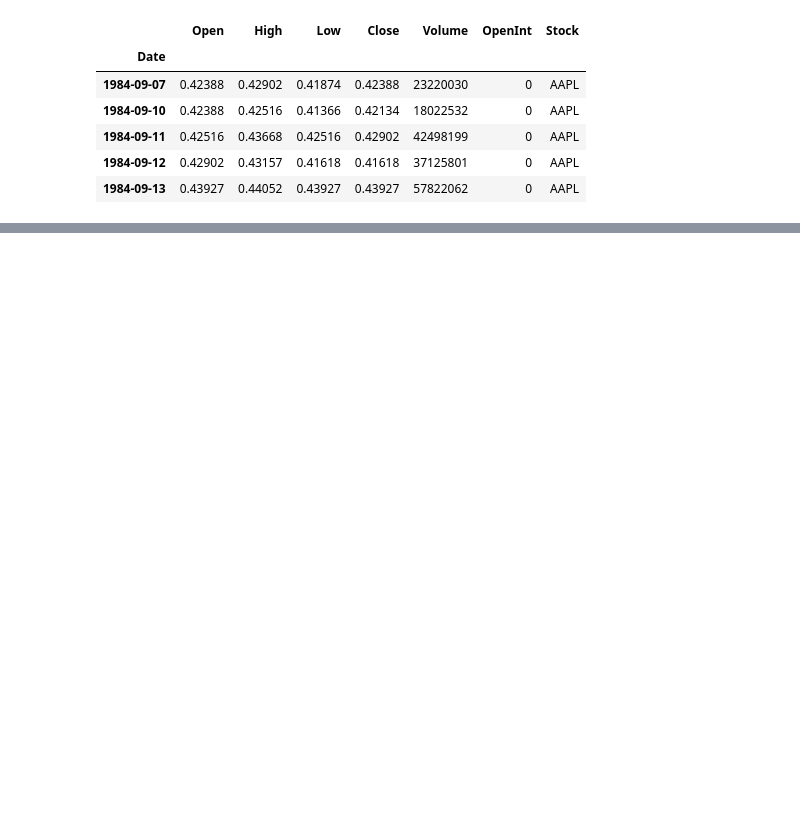
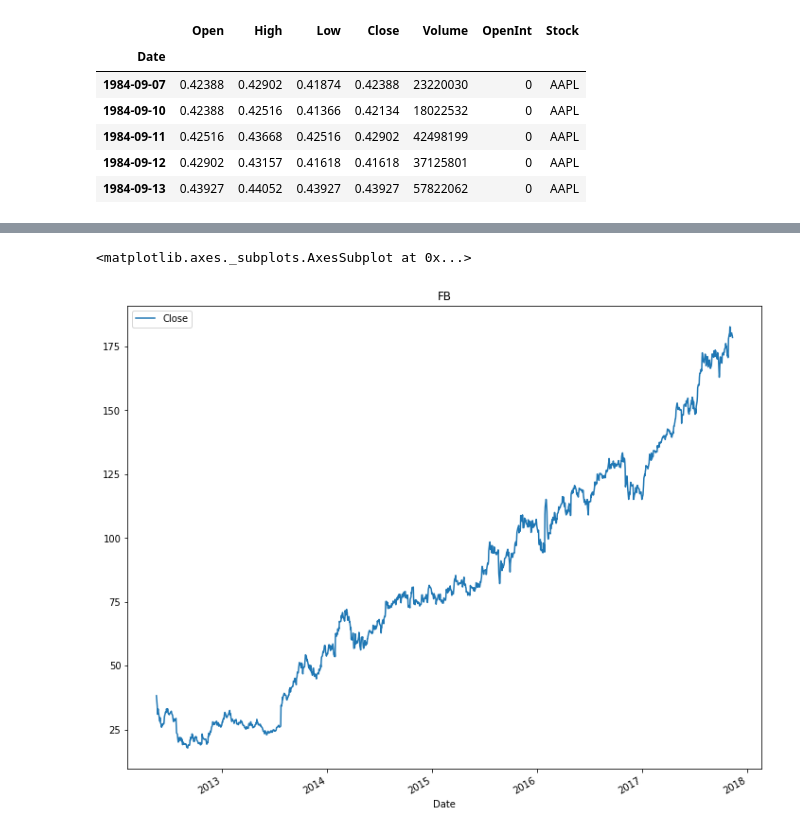
Before and after one commit to DaiVo20/Stock-Price-Prediction, a Jupyter notebook: MovingAverage.ipynb, the cells around one changed output, grey strips where cells are left out. Cells and saved outputs as stored; diff of their text form; code cells hidden in the pictures; blank space fills up the shorter version.

```diff
--- a/MovingAverage.ipynb
+++ b/MovingAverage.ipynb
@@ -37 +40,7 @@ dataset['Close'].plot(figsize=(15,10))
+# %%
+#Visualize Close values from past (FB)
+my_data[my_data['Stock']=='FB'].plot(figsize=(12,10), title="FB")
+# %% [output]
+<matplotlib.axes._subplots.AxesSubplot at 0x...>
+[figure, added]
 # %%
```
Also changed, not shown: parts of 11 cells of this notebook.
